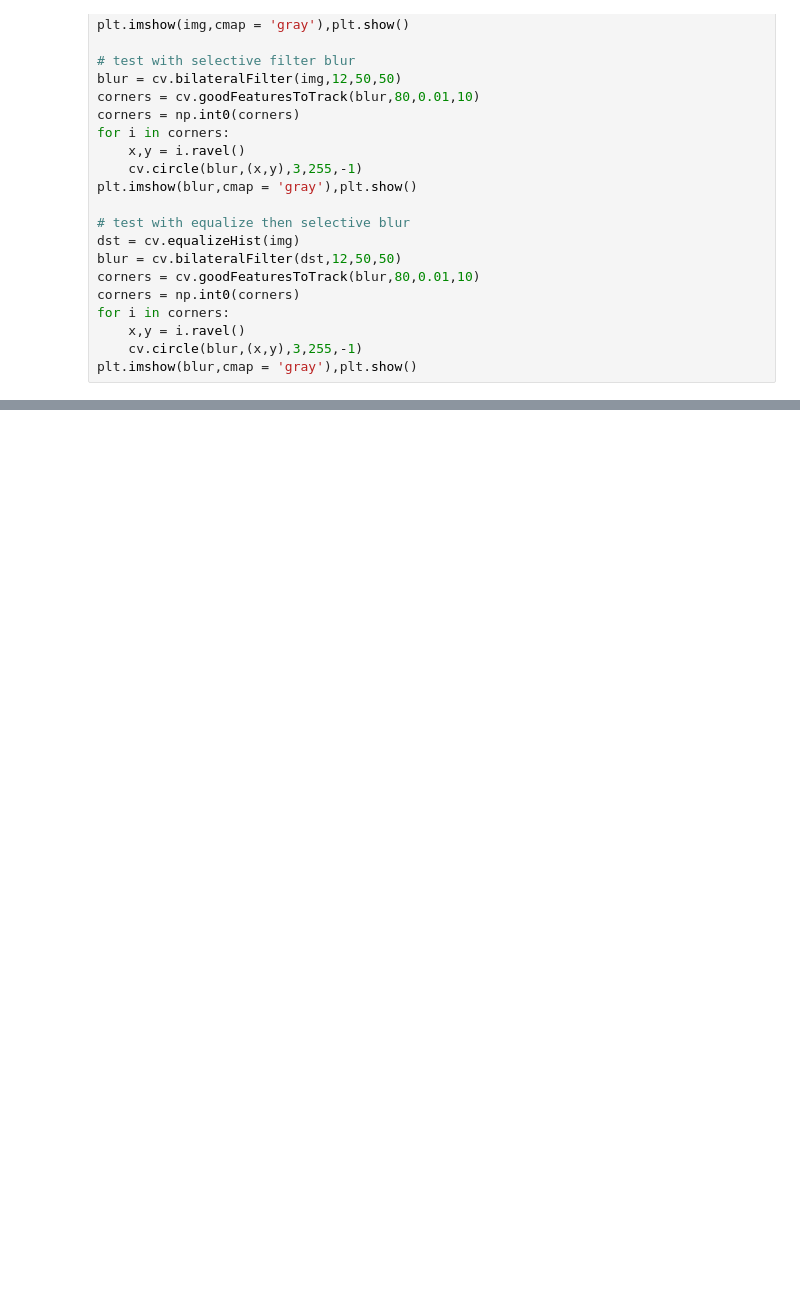
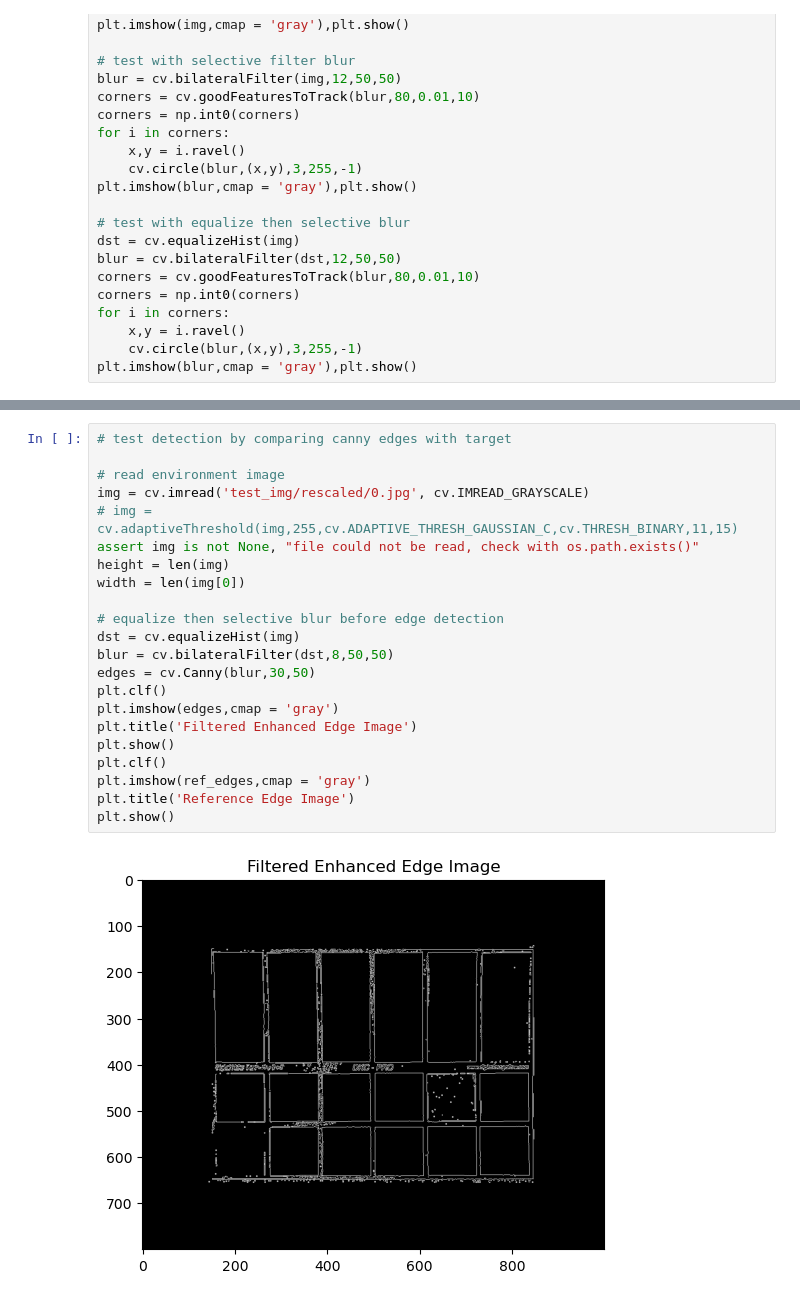
Before and after one commit to reionize/colorcharts, a Jupyter notebook: test.ipynb, the cells around one changed output, grey strips where cells are left out. Cells and saved outputs as stored; diff of their text form; blank space fills up the shorter version.

```diff
--- a/test.ipynb
+++ b/test.ipynb
@@ -152,0 +248,24 @@ plt.show()
+# %%
+# test detection by comparing canny edges with target
+
+# read environment image
+img = cv.imread('test_img/rescaled/0.jpg', cv.IMREAD_GRAYSCALE)
+# img = cv.adaptiveThreshold(img,255,cv.ADAPTIVE_THRESH_GAUSSIAN_C,cv.THRESH_BINARY,11,15)
+assert img is not None, "file could not be read, check with os.path.exists()"
+height = len(img)
+width = len(img[0])
+
+# equalize then selective blur before edge detection
+dst = cv.equalizeHist(img)
+blur = cv.bilateralFilter(dst,8,50,50)
+edges = cv.Canny(blur,30,50)
+plt.clf()
+plt.imshow(edges,cmap = 'gray')
+plt.title('Filtered Enhanced Edge Image')
+plt.show()
+plt.clf()
+plt.imshow(ref_edges,cmap = 'gray')
+plt.title('Reference Edge Image')
+plt.show()
+# %% [output]
+[figure, added]
```
Also changed, not shown: parts of 7 cells of this notebook.
